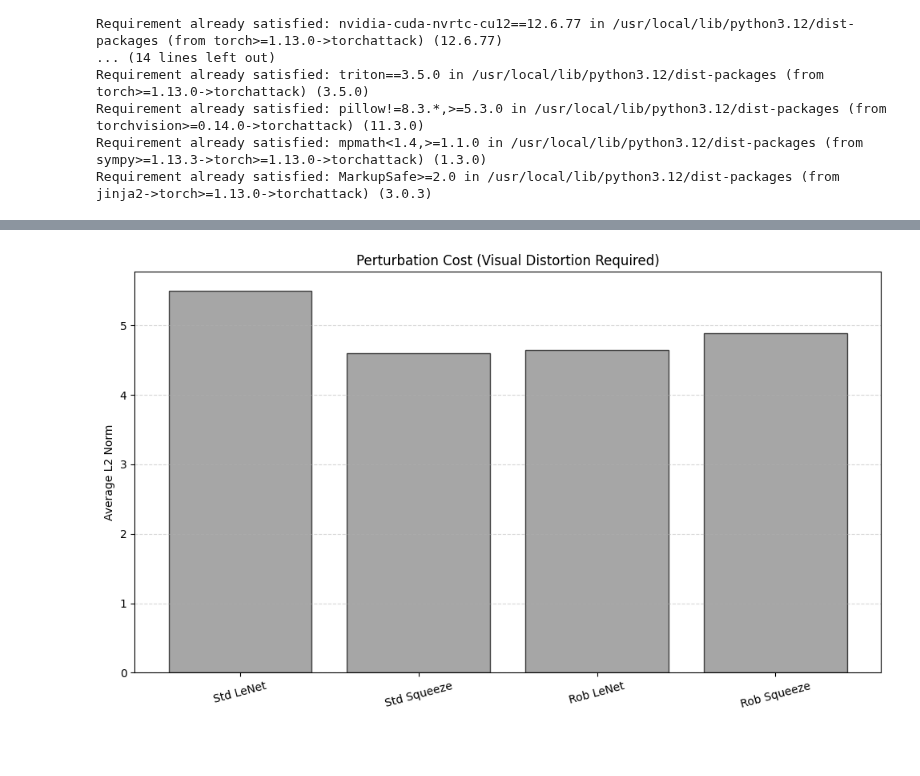
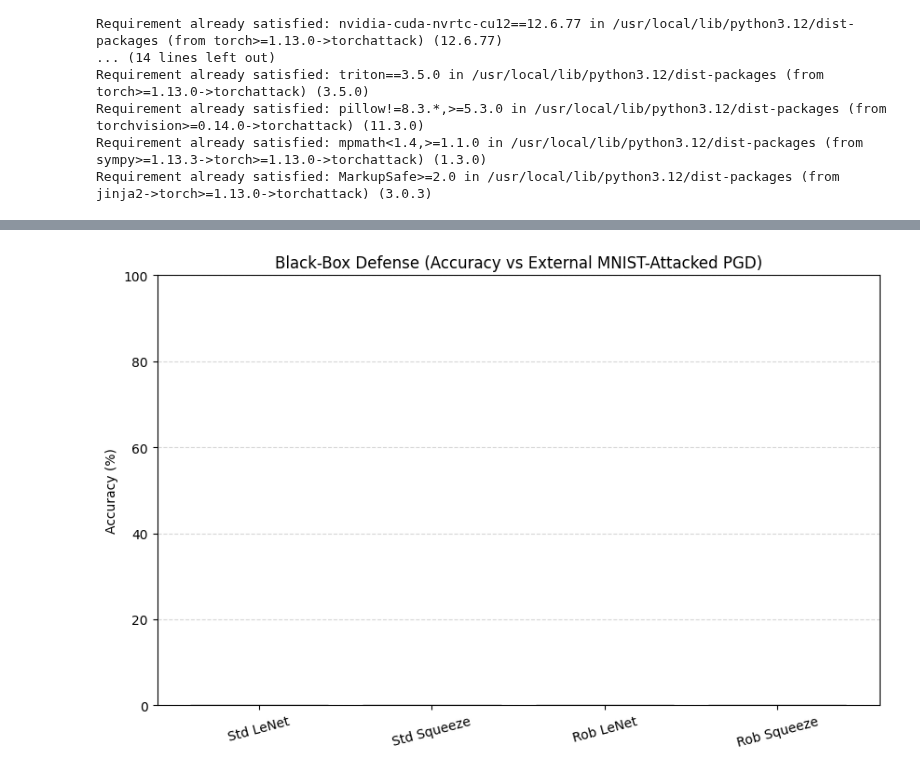
Before and after one commit to vm2781/adversarial_attacks, a Jupyter notebook: model_adversarial_analysis.ipynb, the cells around one changed output, grey strips where cells are left out. Saved outputs shown, nothing was run; the diff lists cells and outputs as text; code cells hidden in the pictures; blank space fills up the shorter version.

```diff
--- a/model_adversarial_analysis.ipynb
+++ b/model_adversarial_analysis.ipynb
@@ -221,12 +212,12 @@ plt.show()
 # %%
 plt.figure(figsize=(10, 6))
-plt.bar(x, l2_costs, color='gray', alpha=0.7, edgecolor='black')
+plt.bar(x, blackbox_scores, color='purple', alpha=0.7, edgecolor='black')
 plt.xticks(x, names, rotation=15)
-plt.ylabel("Average L2 Norm")
-plt.title("Perturbation Cost (Visual Distortion Required)")
+plt.ylabel("Accuracy (%)")
+plt.title("Black-Box Defense (Accuracy vs External MNIST-Attacked PGD)")
+plt.ylim(0, 100)
 plt.grid(axis='y', linestyle='--', alpha=0.5)
-plt.tight_layout()
 plt.show()
 # %% [output]
-[figure, old version]
+[figure, new version]
 # %%
```
Also changed, not shown: parts of 10 cells of this notebook.
